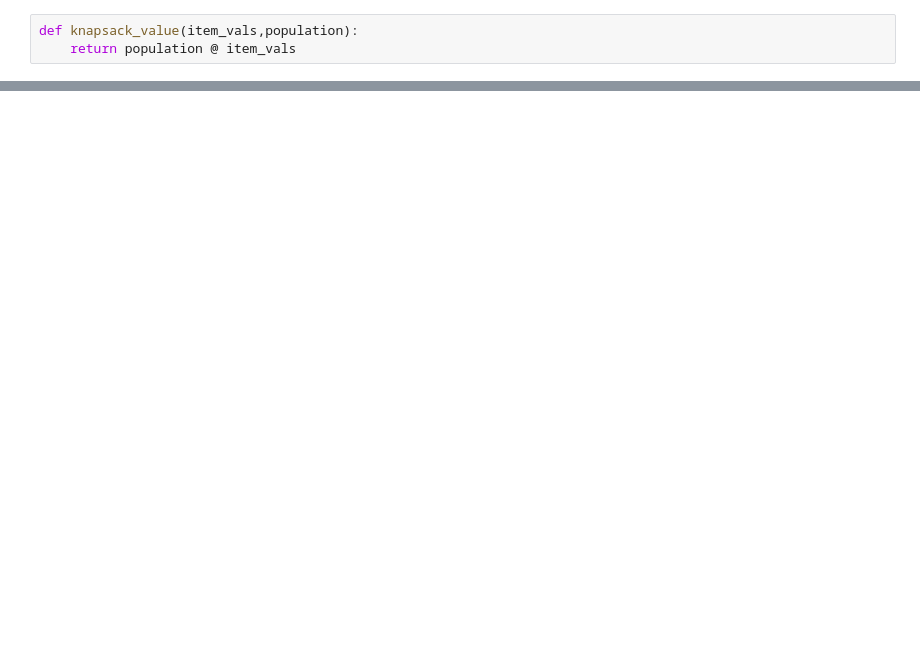
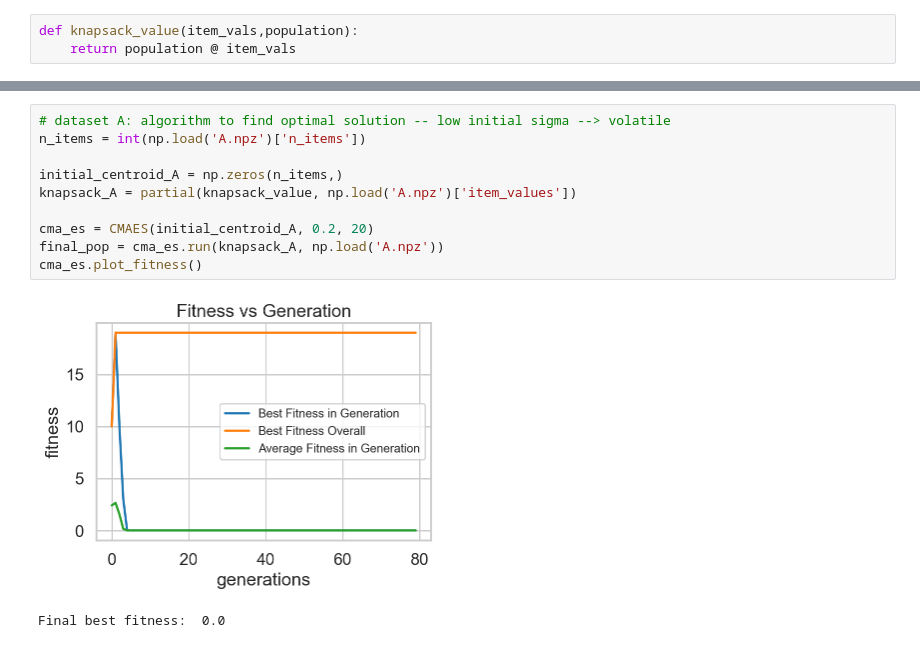
Before and after one commit to luketl2/ME-447-Project-1, a Jupyter notebook: code/Problem2/Problem2_CMA.ipynb, the cells around one changed output, grey strips where cells are left out. Drawn from its saved outputs; the diff is of its cells as text; blank space fills up the shorter version.

```diff
--- a/code/Problem2/Problem2_CMA.ipynb
+++ b/code/Problem2/Problem2_CMA.ipynb
@@ -248,0 +269,13 @@ print(knapsack_A(final_pop))
+# %%
+# dataset A: algorithm to find optimal solution -- low initial sigma --> volatile
+n_items = int(np.load('A.npz')['n_items'])
+
+initial_centroid_A = np.zeros(n_items,)
+knapsack_A = partial(knapsack_value, np.load('A.npz')['item_values'])
+
+cma_es = CMAES(initial_centroid_A, 0.2, 20)
+final_pop = cma_es.run(knapsack_A, np.load('A.npz'))
+cma_es.plot_fitness()
+# %% [output]
+[figure, added]
+Final best fitness:  0.0
```
Also changed, not shown: parts of 9 cells of this notebook, 2 other files.
